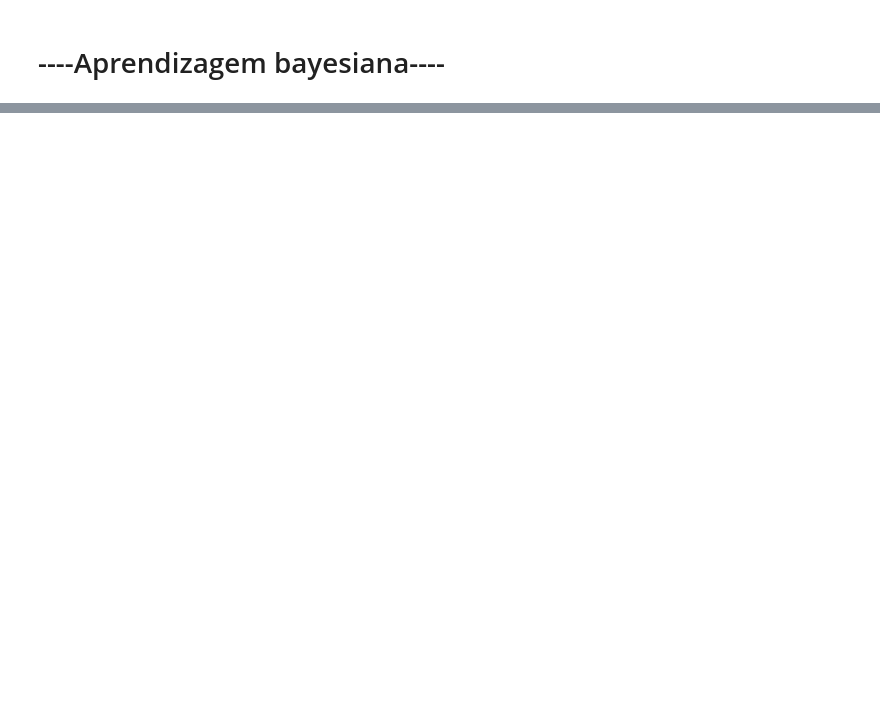
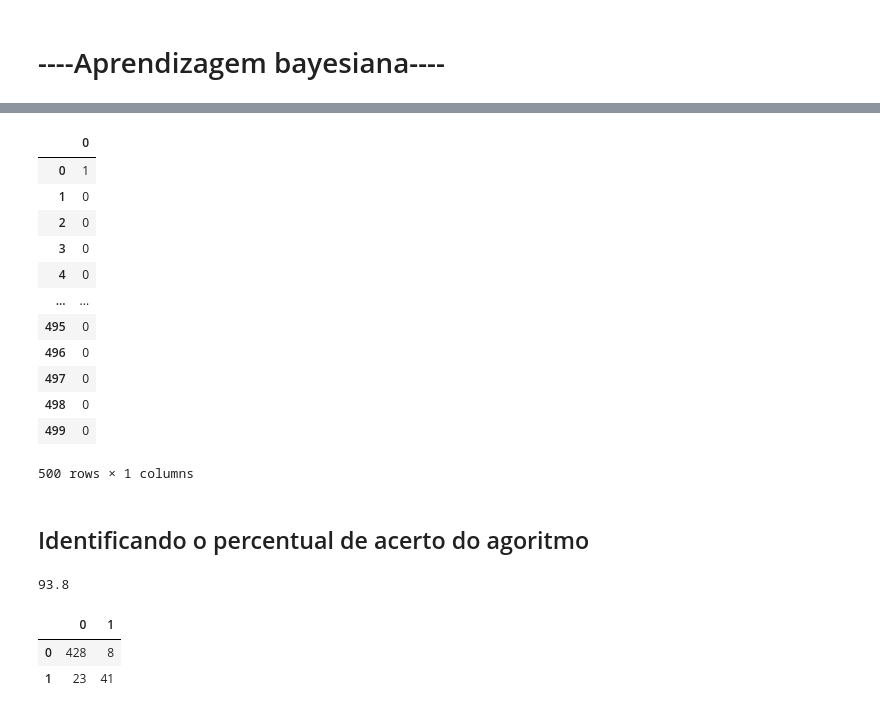
Before and after one commit to EraldoMaia/AnaliseDeDadosDeCreditoBancario, a Jupyter notebook: AnaliseDeDadosDeCreditoBancario.ipynb, the cells around one changed output, grey strips where cells are left out. Saved outputs shown, nothing was run; the diff lists cells and outputs as text; code cells hidden in the pictures; blank space fills up the shorter version.

```diff
--- a/AnaliseDeDadosDeCreditoBancario.ipynb
+++ b/AnaliseDeDadosDeCreditoBancario.ipynb
@@ -225,0 +228,2 @@ pd.DataFrame(classe_teste)
+# %%
+classificador = GaussianNB()
@@ -225,0 +234,20 @@ pd.DataFrame(classe_teste)
+# %%
+previsoes = classificador.predict(previsores_teste) #testanto a previsao do alogritmo
+# %%
+pd.DataFrame(previsoes) #previsao com erros, correto seria igual a classe_teste
+# %% [output]
+|  | 0 |
+| 0 | 1 |
+| 1 | 0 |
+| 2 | 0 |
+| 3 | 0 |
+| 4 | 0 |
+| ... | ... |
+| 495 | 0 |
+| 496 | 0 |
+| 497 | 0 |
+| 498 | 0 |
+| 499 | 0 |
+500 rows × 1 columns
+# %% [markdown]
+## Identificando o percentual de acerto do agoritmo
@@ -225,0 +259,4 @@ pd.DataFrame(classe_teste)
+# %%
+precisao*100 #percentual de acerto do algoritmo de 94%
+# %% [output]
+93.8
@@ -225,0 +265,6 @@ pd.DataFrame(classe_teste)
+# %%
+pd.DataFrame(matriz) # O algoritmo acerta mais da classe 0 e erra mais da classe 1
+# %% [output]
+|  | 0 | 1 |
+| 0 | 428 | 8 |
+| 1 | 23 | 41 |
```
Also changed, not shown: parts of 13 cells of this notebook.
